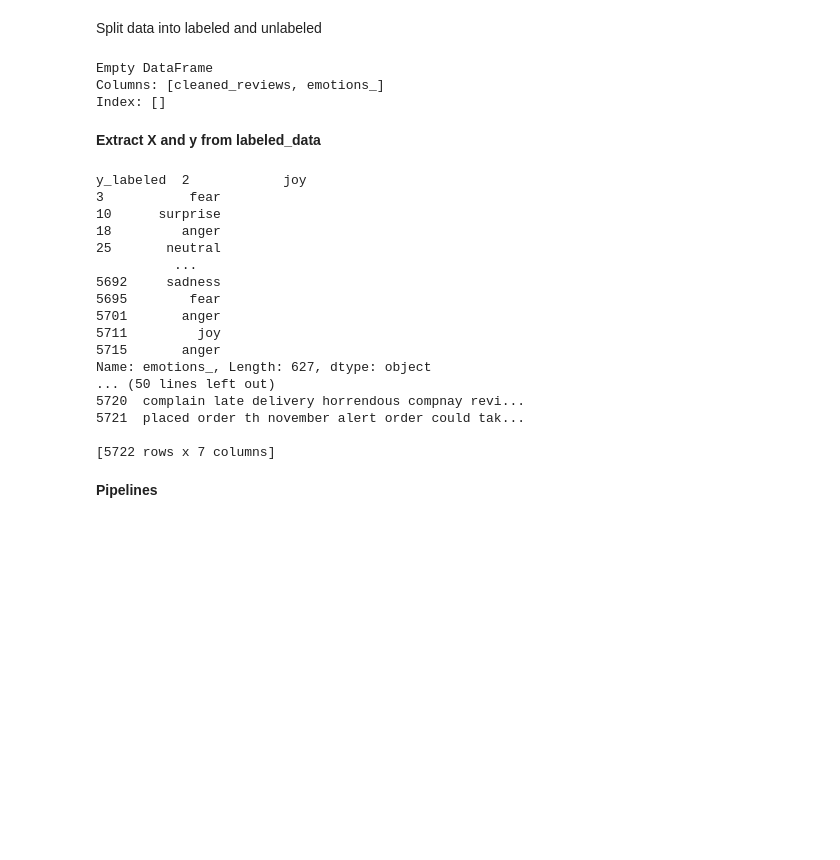
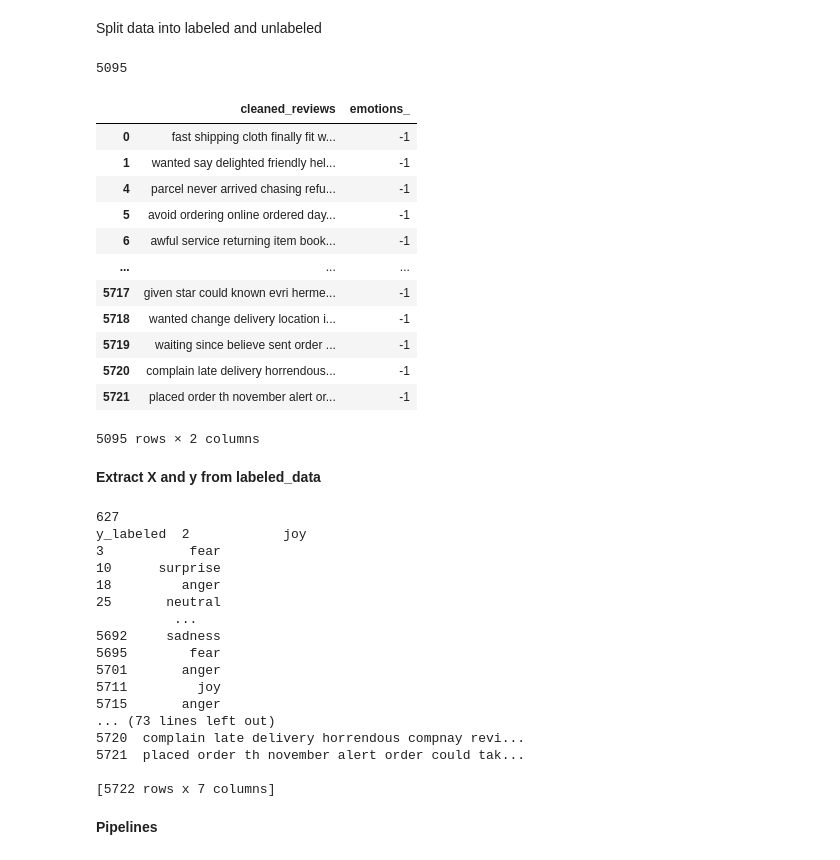
Before and after one commit to Sandr001/Data-Mining-MGT7216, a Jupyter notebook: MGT7216_Sentiment_Analytics.ipynb, the cells around one changed output. Saved outputs shown, nothing was run; the diff lists cells and outputs as text; code cells hidden in the pictures; blank space fills up the shorter version.

```diff
--- a/MGT7216_Sentiment_Analytics.ipynb
+++ b/MGT7216_Sentiment_Analytics.ipynb
@@ -128,18 +207,38 @@ print(df)
 # %% [markdown]
 Split data into labeled and unlabeled
 # %%
-unlabeled_data = df[df['emotions_'] == 'NaN'][['cleaned_reviews']]
+# unlabeled_data = df[df['emotions_'] == 'NaN'][['cleaned_reviews']]
+
+unlabeled_data = df[pd.isnull(df['emotions_'])][['cleaned_reviews']]
+
+print(len(unlabeled_data))
+
 unlabeled_data['emotions_'] = -1
-print(unlabeled_data)
+
+unlabeled_data
 # %% [output]
-Empty DataFrame
-Columns: [cleaned_reviews, emotions_]
-Index: []
+5095
+|  | cleaned_reviews | emotions_ |
+| 0 | fast shipping cloth finally fit w... | -1 |
+| 1 | wanted say delighted friendly hel... | -1 |
+| 4 | parcel never arrived chasing refu... | -1 |
+| 5 | avoid ordering online ordered day... | -1 |
+| 6 | awful service returning item book... | -1 |
+| ... | ... | ... |
+| 5717 | given star could known evri herme... | -1 |
+| 5718 | wanted change delivery location i... | -1 |
+| 5719 | waiting since believe sent order ... | -1 |
+| 5720 | complain late delivery horrendous... | -1 |
+| 5721 | placed order th november alert or... | -1 |
+5095 rows × 2 columns
 # %% [markdown]
 **Extract X and y from labeled_data**
 # %%
 # Define labeled data as data where "Sentiment" is not missing
-labeled_data = df[df['emotions_'].notna() & (df['emotions_'] != 'NaN')]
+labeled_data = df[df['emotions_'].notnull() & (df['emotions_'] != 'NaN')]
+
+print(len(labeled_data))
+
 # Extract labels from labeled_data
 y_labeled = labeled_data['emotions_']
 y_unlabeled = unlabeled_data['emotions_']
@@ -152,6 +251,7 @@ print("X_unlabeled",X_unlabeled)
 print("X_labeled",X_labeled)
 print(df)
 # %% [output]
+627
 y_labeled  2            joy
 3           fear
 10      surprise
@@ -163,8 +263,7 @@ y_labeled  2            joy
 5701       anger
 5711         joy
 5715       anger
-Name: emotions_, Length: 627, dtype: object
-... (50 lines left out)
+... (73 lines left out)
 5720  complain late delivery horrendous compnay revi...
 5721  placed order th november alert order could tak...
 
```
Also changed, not shown: parts of 12 cells of this notebook.
